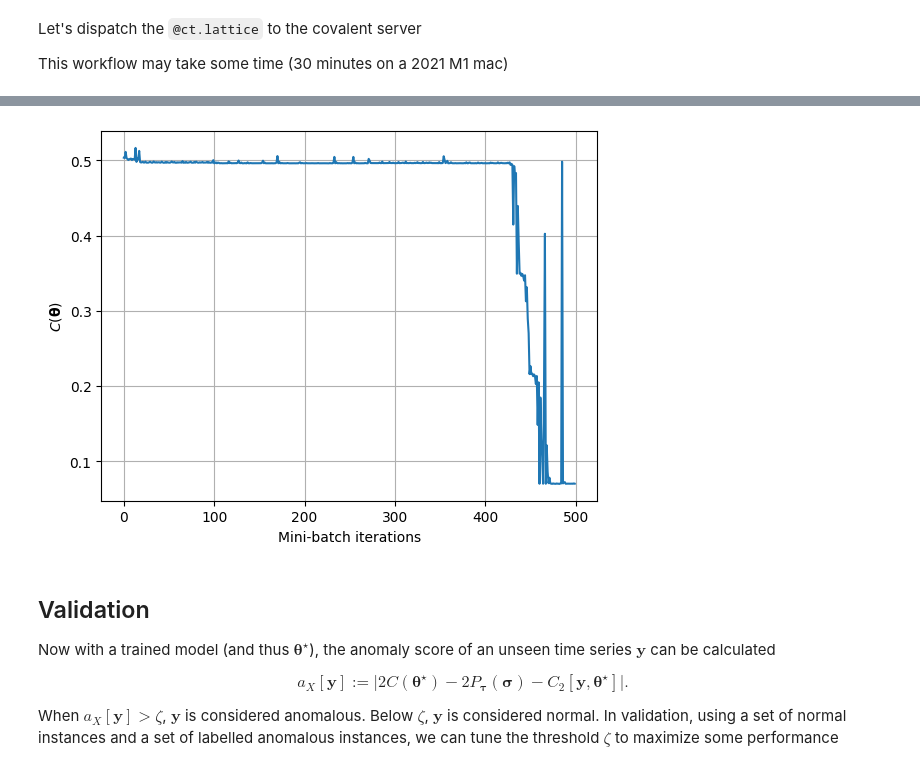
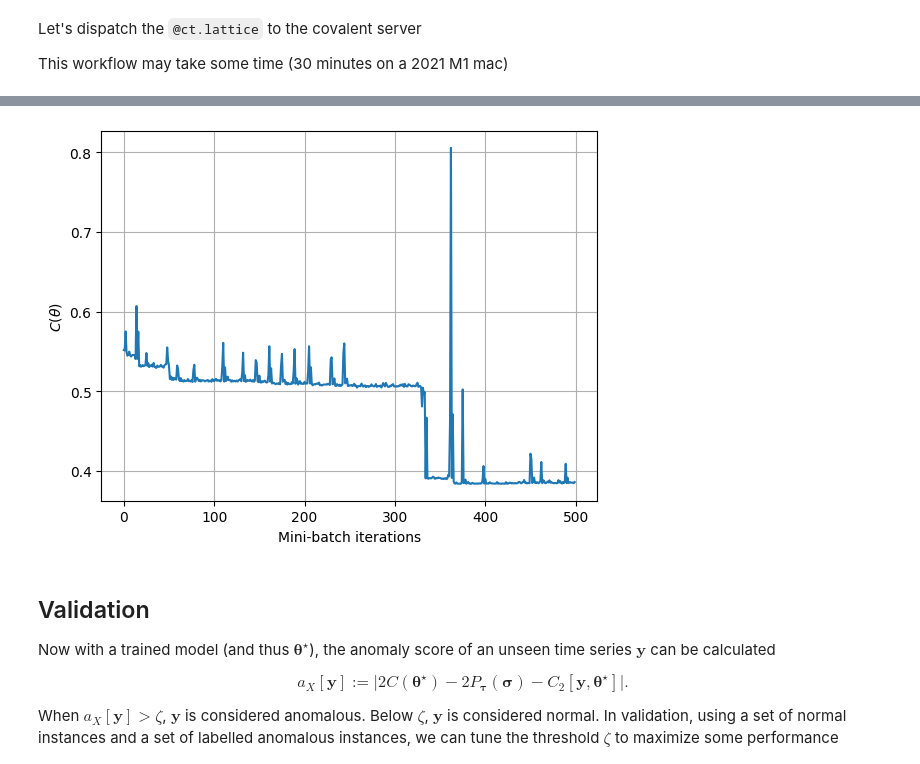
Before and after one commit to AgnostiqHQ/Quantum-Variational-Rewinding, a Jupyter notebook: QVR_example.ipynb, the cells around one changed output, grey strips where cells are left out. Cells and saved outputs as stored; diff of their text form; code cells hidden in the pictures.

```diff
--- a/QVR_example.ipynb
+++ b/QVR_example.ipynb
@@ -368,7 +375,7 @@ dispatch_id = ct.dispatch(training_workflow)(Xtr_path=Xtr_path,
                       N_E=10,
                       k=2,
                       observable=[qml.PauliZ(i) for i in range(n_qubits)],
-                      tau=5,
+                      tau=15,
                       optimizer_params={"method": "Powell",
                                         "options": {"disp": True, "maxfev": 500,
                                                     "jac": False, "maxiter": 500}, "jac": False})
@@ -382,10 +389,10 @@ If we navigate to <http://localhost:48008/> we can view the `Covalent` GUI in th
 # %%
 plt.plot(opt_results['loss_history'])
 plt.xlabel('Mini-batch iterations')
-plt.ylabel('$C(\boldsymbol{\\theta})$')
+plt.ylabel('$C(\\theta)$')
 plt.grid()
 # %% [output]
-[figure, old version]
+[figure, new version]
 # %% [markdown]
 ## Validation
 
```
Also changed, not shown: parts of 10 cells of this notebook.
